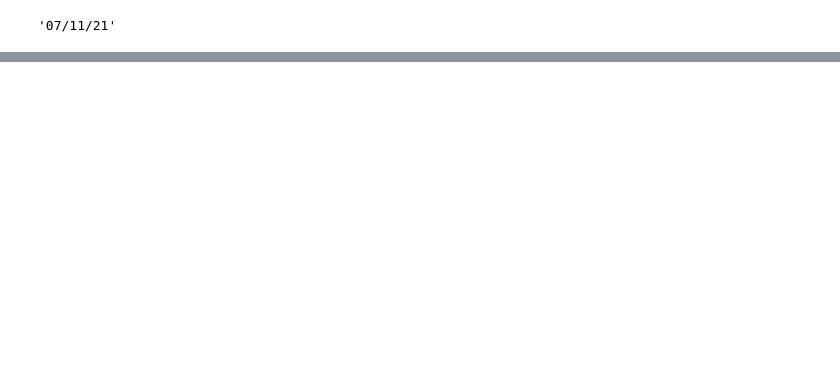
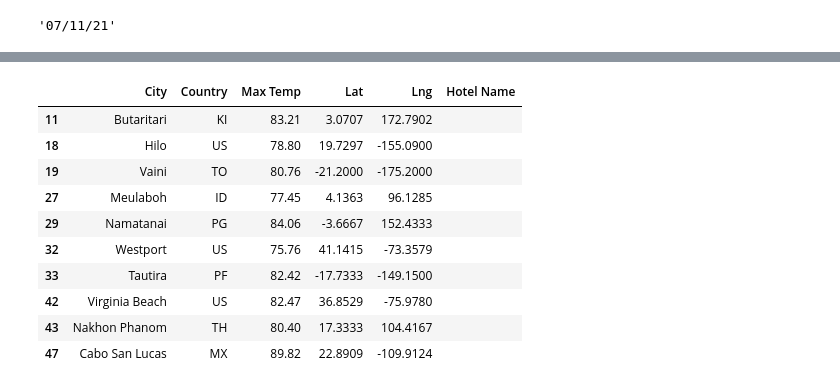
Before and after one commit to TPapiernik/World_Weather_Analysis, a Jupyter notebook: WeatherPy.ipynb, the cells around one changed output, grey strips where cells are left out. Saved outputs shown, nothing was run; the diff lists cells and outputs as text; code cells hidden in the pictures; blank space fills up the shorter version.

```diff
--- a/WeatherPy.ipynb
+++ b/WeatherPy.ipynb
@@ -406,0 +522,17 @@ plot_linear_regression_v2(x_values, y_values,
+# %%
+# Create DataFrame called hotel_df to store hotel names along with city, country, max temp, and coordinates.
+hotel_df = preferred_cities_df[["City", "Country", "Max Temp", "Lat", "Lng"]].copy()
+hotel_df["Hotel Name"] = ""
+hotel_df.head(10)
+# %% [output]
+|  | City | Country | Max Temp | Lat | Lng | Hotel Name |
+| 11 | Butaritari | KI | 83.21 | 3.0707 | 172.7902 |  |
+| 18 | Hilo | US | 78.80 | 19.7297 | -155.0900 |  |
+| 19 | Vaini | TO | 80.76 | -21.2000 | -175.2000 |  |
+| 27 | Meulaboh | ID | 77.45 | 4.1363 | 96.1285 |  |
+| 29 | Namatanai | PG | 84.06 | -3.6667 | 152.4333 |  |
+| 32 | Westport | US | 75.76 | 41.1415 | -73.3579 |  |
+| 33 | Tautira | PF | 82.42 | -17.7333 | -149.1500 |  |
+| 42 | Virginia Beach | US | 82.47 | 36.8529 | -75.9780 |  |
+| 43 | Nakhon Phanom | TH | 80.40 | 17.3333 | 104.4167 |  |
+| 47 | Cabo San Lucas | MX | 89.82 | 22.8909 | -109.9124 |  |
```
Also changed, not shown: parts of 31 cells of this notebook, 7 other files.
